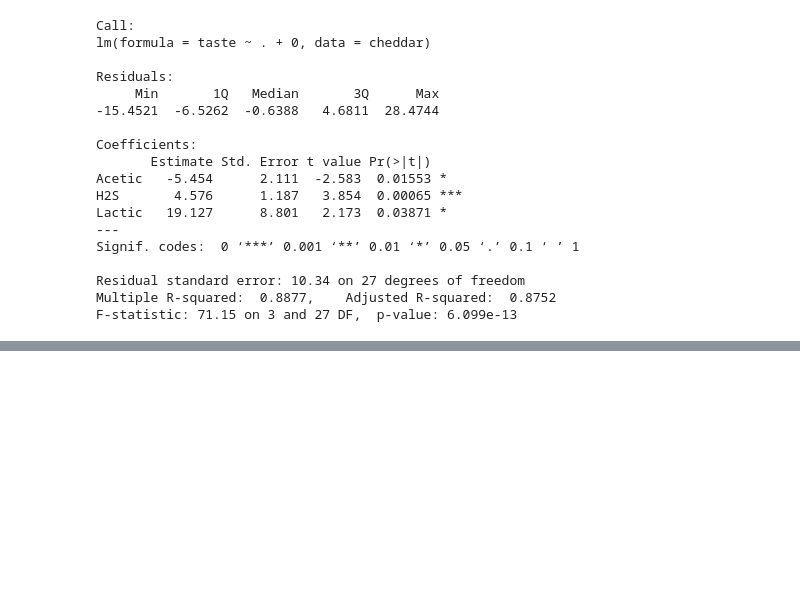
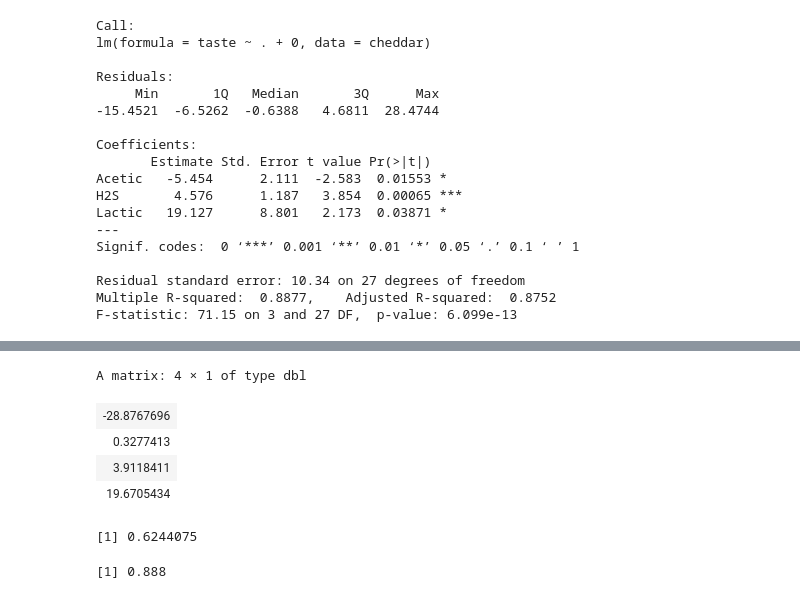
Before and after one commit to hkopanski/ST_503, a Jupyter notebook: HW1.ipynb, the cells around one changed output, grey strips where cells are left out. Saved outputs shown, nothing was run; the diff lists cells and outputs as text; code cells hidden in the pictures; blank space fills up the shorter version.

```diff
--- a/HW1.ipynb
+++ b/HW1.ipynb
@@ -319,0 +412,23 @@ F-statistic: 71.15 on 3 and 27 DF,  p-value: 6.099e-13
+# %%
+qrX <- qr(model.matrix(~ Acetic + H2S + Lactic, cheddar))
+# %%
+Qf <- t(qr.Q(qrX)) %*% as.matrix(cheddar$taste)
+# %%
+param_reg <- backsolve(qr.R(qrX), Qf)
+# %%
+param_reg
+# %% [output]
+A matrix: 4 × 1 of type dbl
+| -28.8767696 |
+| 0.3277413 |
+| 3.9118411 |
+| 19.6705434 |
+# %%
+r_sqr_emp2 <- cor(lin_cheddar2$fitted.values, cheddar$taste)^2
+print(r_sqr_emp2)
+# %% [output]
+[1] 0.6244075
+# %%
+round(summary(lin_cheddar2)$r.squared, 3)
+# %% [output]
+[1] 0.888
```
Also changed, not shown: parts of 10 cells of this notebook, 6 other files.
